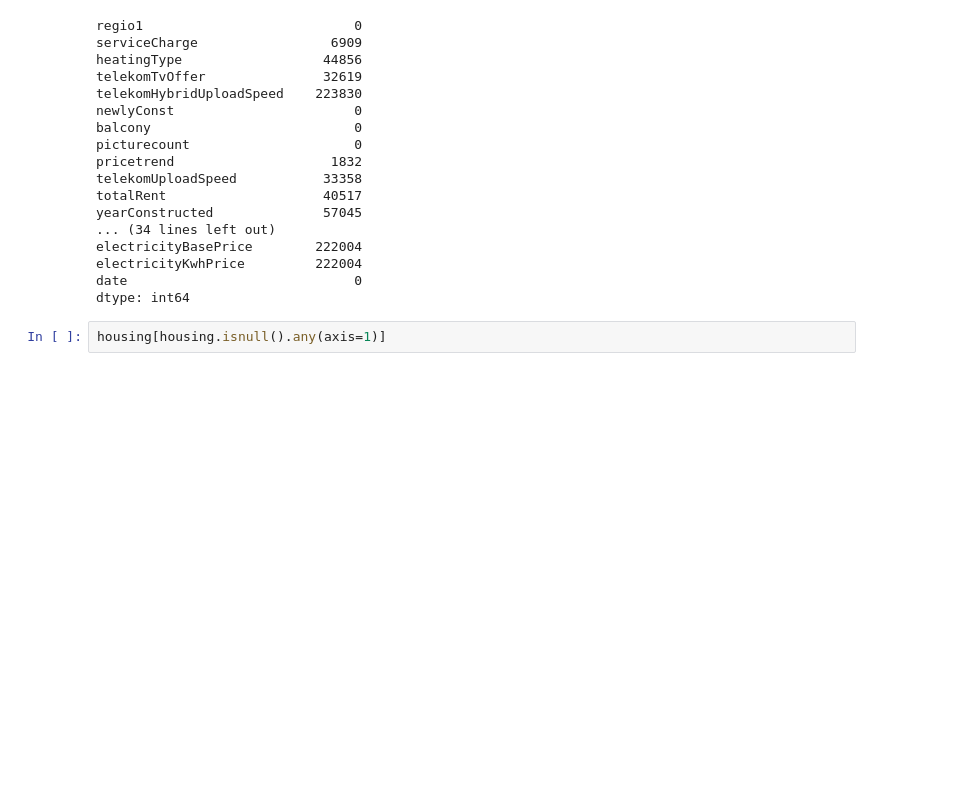
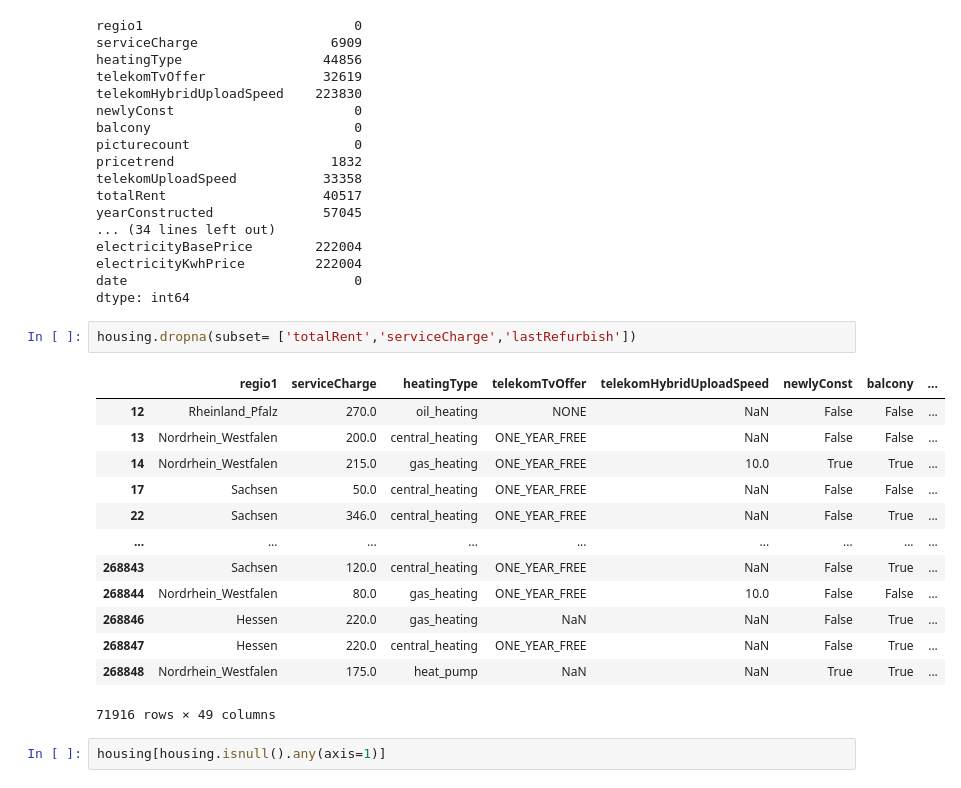
Before and after one commit to eriglesias/housing_prices_DEU, a Jupyter notebook: housing_analysis_de.ipynb, the cells around one changed output. Cells and saved outputs as stored; diff of their text form; blank space fills up the shorter version.

```diff
--- a/housing_analysis_de.ipynb
+++ b/housing_analysis_de.ipynb
@@ -69,6 +72,22 @@ electricityBasePrice        222004
 electricityKwhPrice         222004
 date                             0
 dtype: int64
+# %%
+housing.dropna(subset= ['totalRent','serviceCharge','lastRefurbish'])
+# %% [output]
+|  | regio1 | serviceCharge | heatingType | telekomTvOffer | telekomHybridUploadSpeed | newlyConst | balcony | ... |
+| 12 | Rheinland_Pfalz | 270.0 | oil_heating | NONE | NaN | False | False | ... |
+| 13 | Nordrhein_Westfalen | 200.0 | central_heating | ONE_YEAR_FREE | NaN | False | False | ... |
+| 14 | Nordrhein_Westfalen | 215.0 | gas_heating | ONE_YEAR_FREE | 10.0 | True | True | ... |
+| 17 | Sachsen | 50.0 | central_heating | ONE_YEAR_FREE | NaN | False | False | ... |
+| 22 | Sachsen | 346.0 | central_heating | ONE_YEAR_FREE | NaN | False | True | ... |
+| ... | ... | ... | ... | ... | ... | ... | ... | ... |
+| 268843 | Sachsen | 120.0 | central_heating | ONE_YEAR_FREE | NaN | False | True | ... |
+| 268844 | Nordrhein_Westfalen | 80.0 | gas_heating | ONE_YEAR_FREE | 10.0 | False | False | ... |
+| 268846 | Hessen | 220.0 | gas_heating | NaN | NaN | False | True | ... |
+| 268847 | Hessen | 220.0 | central_heating | ONE_YEAR_FREE | NaN | False | True | ... |
+| 268848 | Nordrhein_Westfalen | 175.0 | heat_pump | NaN | NaN | True | True | ... |
+71916 rows × 49 columns
 # %%
 housing[housing.isnull().any(axis=1)]
 # %% [output]
```
Also changed, not shown: parts of 8 cells of this notebook.
